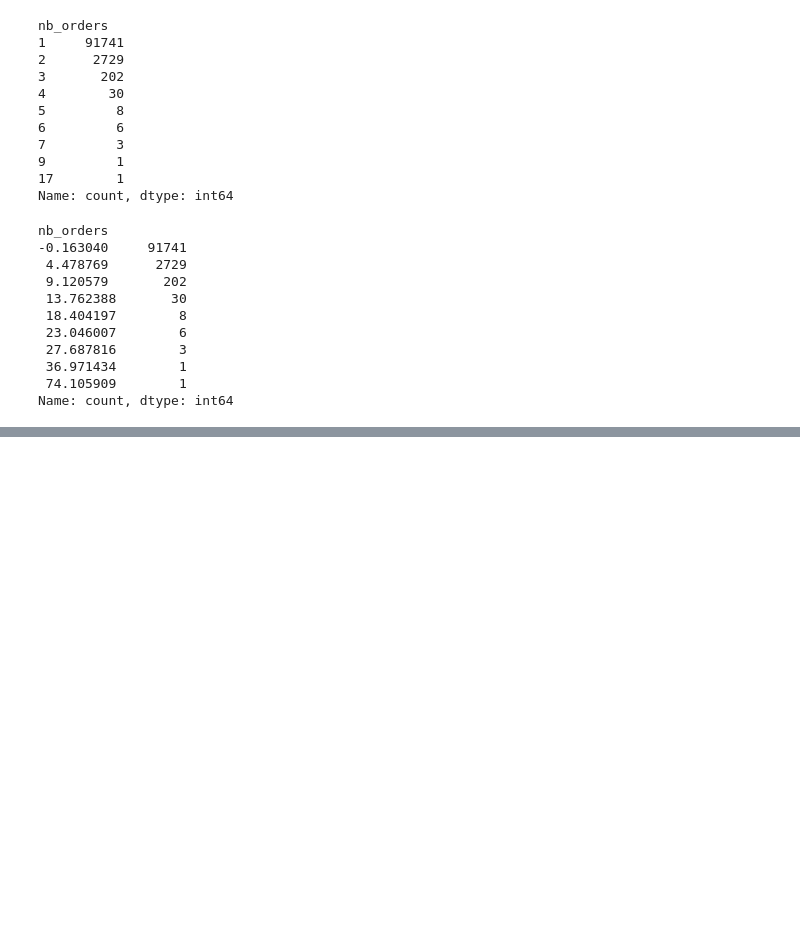
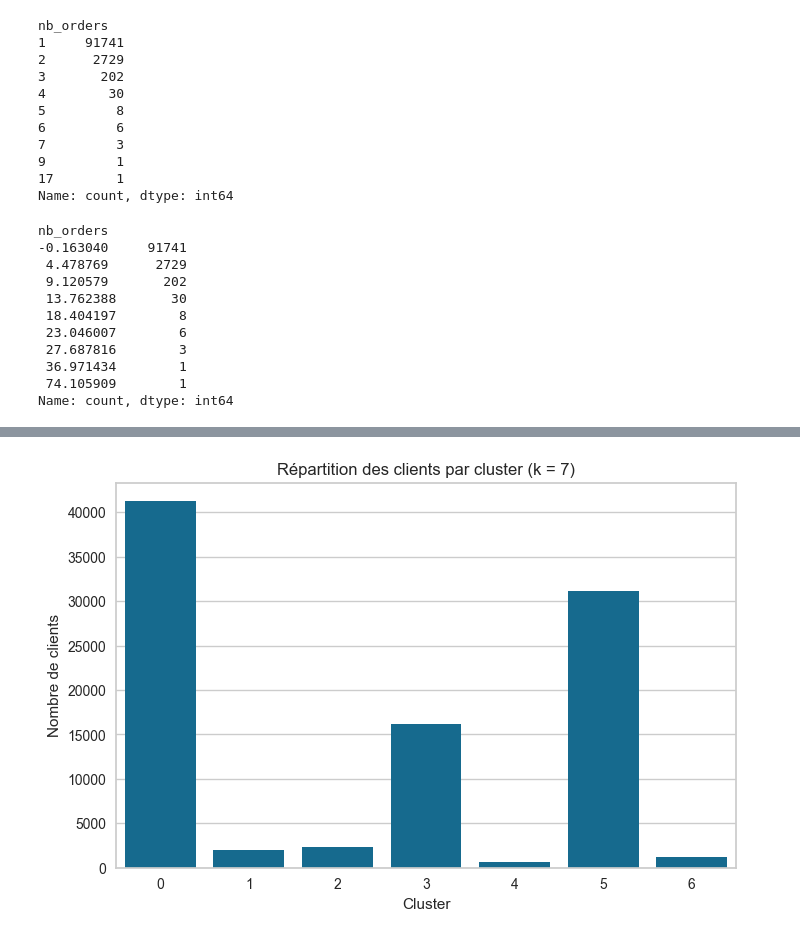
Before and after one commit to TheoChastrePradat/OC_DataScientist_P5, a Jupyter notebook: Projet_5/Script/segmentation_client.ipynb, the cells around one changed output, grey strips where cells are left out. Saved outputs shown, nothing was run; the diff lists cells and outputs as text; code cells hidden in the pictures; blank space fills up the shorter version.

```diff
--- a/Projet_5/Script/segmentation_client.ipynb
+++ b/Projet_5/Script/segmentation_client.ipynb
@@ -299,0 +325,4 @@ Name: count, dtype: int64
+# %%
+# Nous pouvons recuperer le nombre de clusters optimal de cette facon
+opt_k = visualizer.elbow_value_
+print("Le nombre optimal de clusters est : ", opt_k)
@@ -299,0 +331,4 @@ Name: count, dtype: int64
+# %%
+optimal_k = opt_k
+final_model = KMeans(n_clusters=optimal_k, random_state=42)
+df_clients['cluster'] = final_model.fit_predict(X_scaled)
@@ -299,0 +362,9 @@ Name: count, dtype: int64
+# %%
+plt.figure(figsize=(8, 5))
+sns.countplot(data=df_clients, x='cluster')
+plt.xlabel("Cluster")
+plt.ylabel("Nombre de clients")
+plt.title("Répartition des clients par cluster (k = 7)")
+plt.show()
+# %% [output]
+[figure, added]
```
Also changed, not shown: parts of 11 cells of this notebook.
